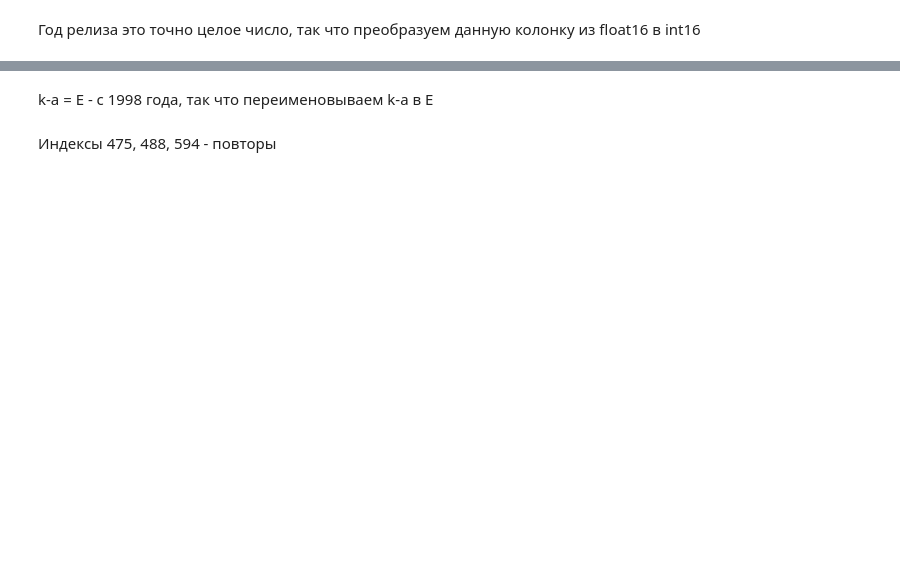
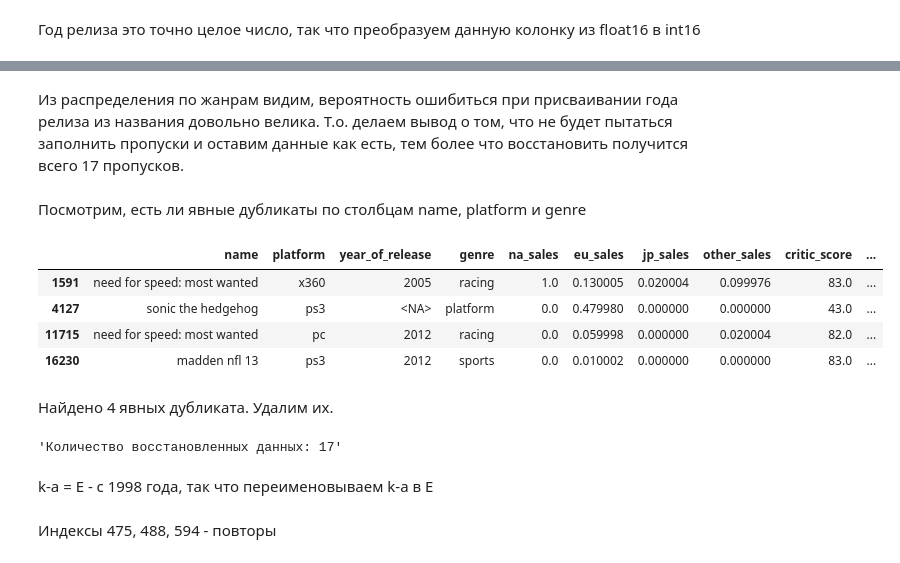
Before and after one commit to versus666jzx/practicum_ds, a Jupyter notebook: game_popularity_research_project/notebooks/game_popularity_research.ipynb, the cells around one changed output, grey strips where cells are left out. Cells and saved outputs as stored; diff of their text form; code cells hidden in the pictures; blank space fills up the shorter version.

```diff
--- a/game_popularity_research_project/notebooks/game_popularity_research.ipynb
+++ b/game_popularity_research_project/notebooks/game_popularity_research.ipynb
@@ -302,0 +350,15 @@ auto_change_dtypes(data)
+# %% [markdown]
+Из распределения по жанрам видим, вероятность ошибиться при присваивании года релиза из названия довольно велика.
+Т.о. делаем вывод о том, что не будет пытаться заполнить пропуски и оставим данные как есть, тем более что восстановить получится всего 17 пропусков.
+# %% [markdown]
+Посмотрим, есть ли явные дубликаты по столбцам name, platform и genre
+# %%
+data[data[['name', 'platform', 'genre']].duplicated()]
+# %% [output]
+|  | name | platform | year_of_release | genre | na_sales | eu_sales | jp_sales | other_sales | critic_score | ... |
+| 1591 | need for speed: most wanted | x360 | 2005 | racing | 1.0 | 0.130005 | 0.020004 | 0.099976 | 83.0 | ... |
+| 4127 | sonic the hedgehog | ps3 | <NA> | platform | 0.0 | 0.479980 | 0.000000 | 0.000000 | 43.0 | ... |
+| 11715 | need for speed: most wanted | pc | 2012 | racing | 0.0 | 0.059998 | 0.000000 | 0.020004 | 82.0 | ... |
+| 16230 | madden nfl 13 | ps3 | 2012 | sports | 0.0 | 0.010002 | 0.000000 | 0.000000 | 83.0 | ... |
+# %% [markdown]
+Найдено 4 явных дубликата. Удалим их.
@@ -303,3 +370,39 @@ auto_change_dtypes(data)
+# %%
+
+# ФУНКЦИЯ НА СЛУЧАЙ ЕСЛИ НАДО БУДЕТ ЗАПОЛНИТЬ ПРОПУСКИ
+
+def search(x: pd.Series) -> int:
+    """
+    Функция для поиска даты релиза игры в названии
+
+    :param x: Series вида ['name', 'year_of_release']
+    :type x: pd.Series
+    :return: Год релиза игры
+    :rtype: int
+    """
+    name = x['name']
+    year = x['year_of_release']
+
+    if pd.isna(year):
+        try:
+            match = re.search(r'[1-2][0-9][0-9][0-9]', name).group()
+            if match:
+                return match
+        except AttributeError:
+            return year
+    else:
+        return year
+
+# посчитаем количество пропусков до восстановления
+before = len(data[data['year_of_release'].isna()])
+# восстановим пропуски в колонке
+data['year_of_release'] = data[['name','year_of_release']].apply(search, axis=1)
+# посчитаем количество пропусков после восстановления
+after = len(data[data['year_of_release'].isna()])
+
+display(f"Количество восстановленных данных: {before - after}")
+# %% [output]
+'Количество восстановленных данных: 17'
 # %% [markdown]
 k-a = E  - с 1998 года, так что переименовываем k-a в E
 # %% [markdown]
```
Also changed, not shown: parts of 18 cells of this notebook.
